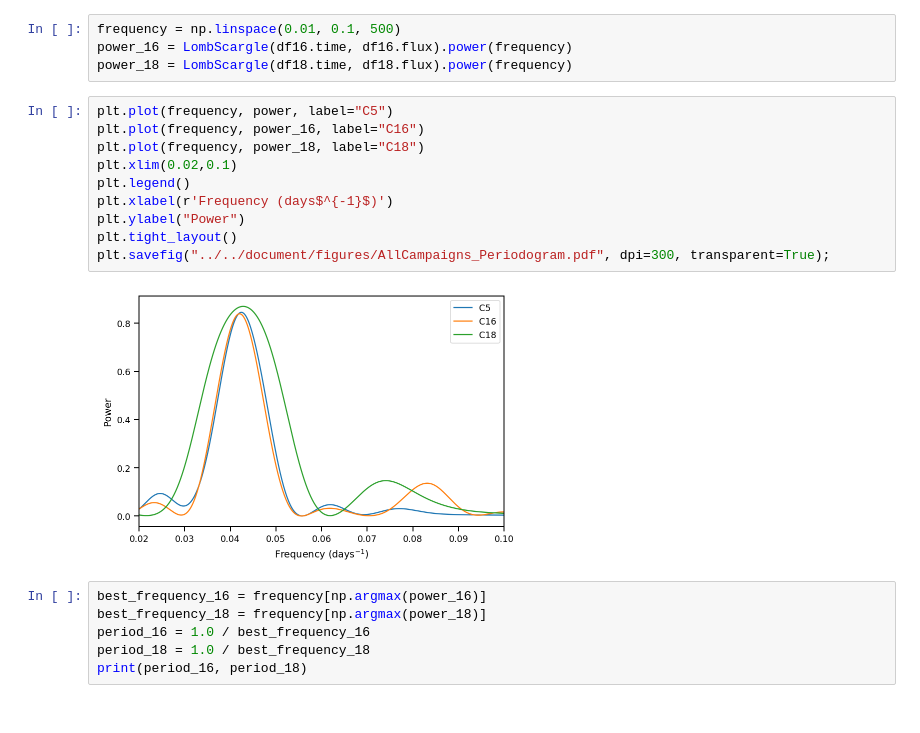
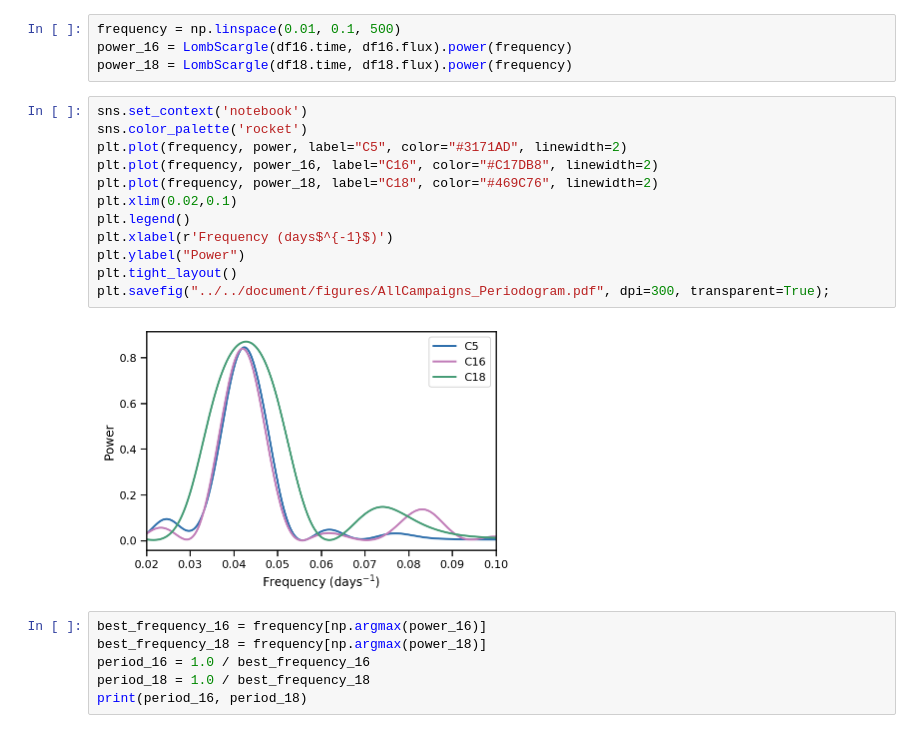
Before and after one commit to BrownDwarf/subsub, a Jupyter notebook: notebooks/06_paper_figures/periodogram_phased_lightcurve.ipynb, the cells around one changed output. Saved outputs shown, nothing was run; the diff lists cells and outputs as text.

```diff
--- a/notebooks/06_paper_figures/periodogram_phased_lightcurve.ipynb
+++ b/notebooks/06_paper_figures/periodogram_phased_lightcurve.ipynb
@@ -131,17 +132,19 @@ frequency = np.linspace(0.01, 0.1, 500)
 power_16 = LombScargle(df16.time, df16.flux).power(frequency)
 power_18 = LombScargle(df18.time, df18.flux).power(frequency)
 # %%
-plt.plot(frequency, power, label="C5")
-plt.plot(frequency, power_16, label="C16")
-plt.plot(frequency, power_18, label="C18")
+sns.set_context('notebook')
+sns.color_palette('rocket')
+plt.plot(frequency, power, label="C5", color="#3171AD", linewidth=2)
+plt.plot(frequency, power_16, label="C16", color="#C17DB8", linewidth=2)
+plt.plot(frequency, power_18, label="C18", color="#469C76", linewidth=2)
 plt.xlim(0.02,0.1)
 plt.legend()
 plt.xlabel(r'Frequency (days$^{-1}$)')
 plt.ylabel("Power")
 plt.tight_layout()
 plt.savefig("../../document/figures/AllCampaigns_Periodogram.pdf", dpi=300, transparent=True);
 # %% [output]
-[figure, old version]
+[figure, new version]
 # %%
 best_frequency_16 = frequency[np.argmax(power_16)]
 best_frequency_18 = frequency[np.argmax(power_18)]
```
Also changed, not shown: parts of 7 cells of this notebook.
